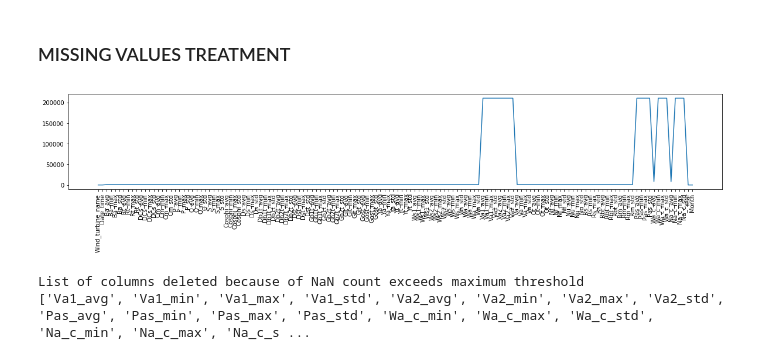
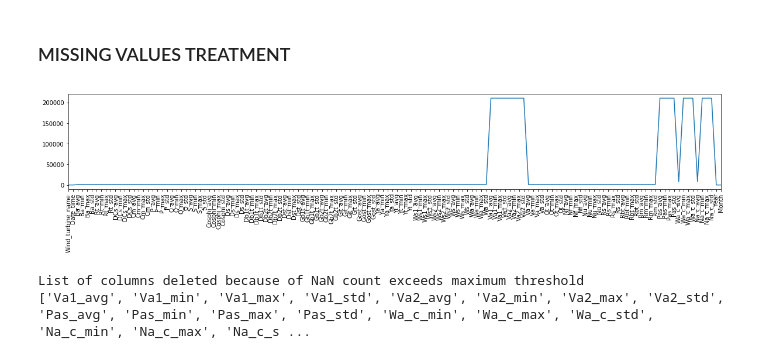
Before and after one commit to matteobonanomi/dsnd-wind-farm, a Jupyter notebook: wind_turbine.ipynb, the cells around one changed output. Cells and saved outputs as stored; diff of their text form; code cells hidden in the pictures.

Commit message:
[FIX] NaN plot margins Fix NaN count plot, reducing x margins to zero. Now x labels are more readable and all the available space is exploited.

```diff
--- a/wind_turbine.ipynb
+++ b/wind_turbine.ipynb
@@ -48,10 +48,11 @@ data.head()
 # %%
 plt.figure(figsize=(20,3))
 plt.plot(data.isnull().sum(axis = 0))
 plt.xticks(rotation=90)
+plt.margins(x=0)
 plt.show()
 # %% [output]
-[figure, old version]
+[figure, new version]
 # %%
 print('List of columns deleted because of NaN count exceeds maximum threshold')
 print(list(data.loc[:,data.isnull().sum(axis = 0) > 10000].columns))
```
Also changed, not shown: parts of 3 cells of this notebook.
